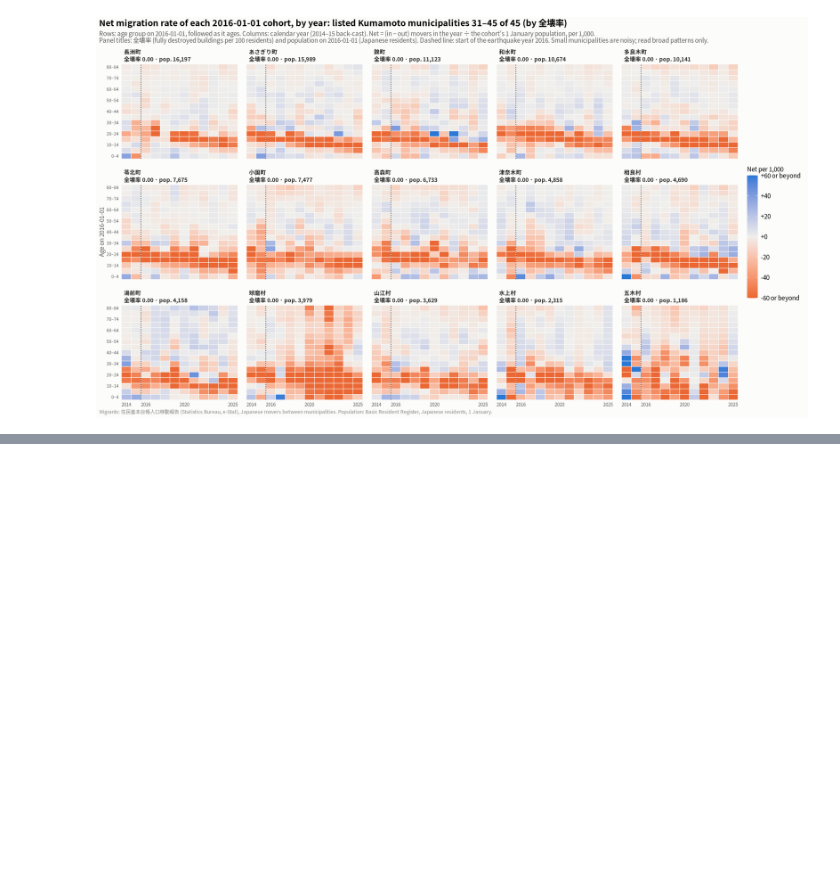
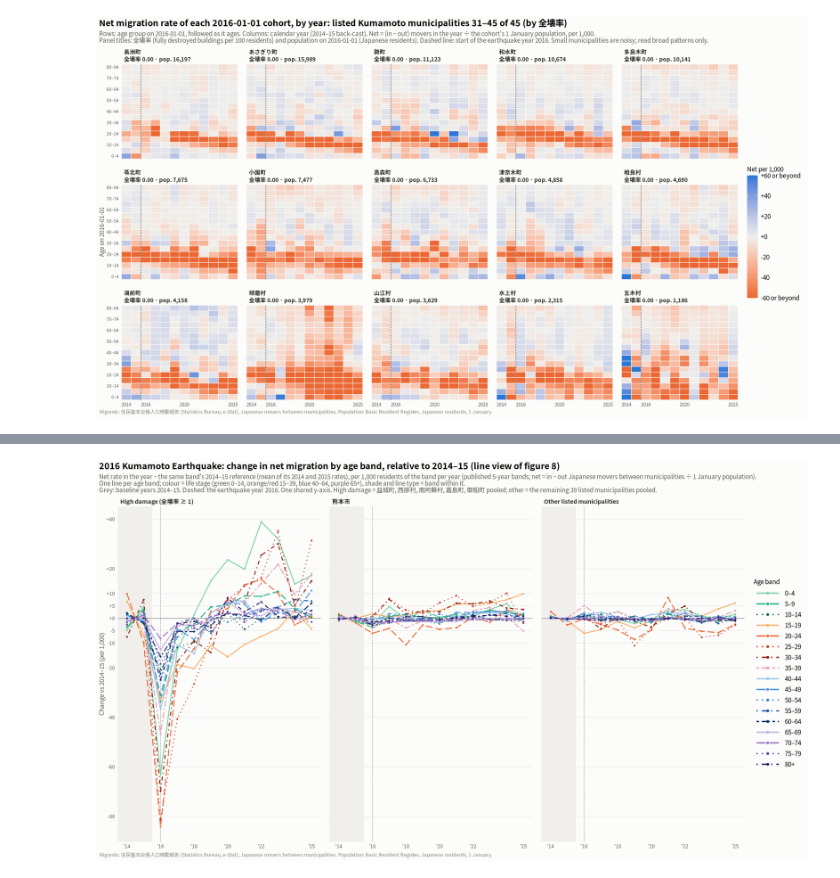
Before and after one commit to toshiakiasakura/jpn_disaster_recovery, a Jupyter notebook: src/3r_migration_kumamoto.ipynb, the cells around one changed output, grey strips where cells are left out. Cells and saved outputs as stored; diff of their text form; code cells hidden in the pictures; blank space fills up the shorter version.

```diff
--- a/src/3r_migration_kumamoto.ipynb
+++ b/src/3r_migration_kumamoto.ipynb
@@ -595,0 +753,35 @@ show_save(plot_net_heat(3), "07_cohort_net_rate_3", width = 18, height = 12)
+# %%
+# Colour = life stage (hue family), shade + line type = band within it
+band_family <- list(
+  `0–14`  = c("#7fd3a7", "#1baf7a", "#0b6b47"),                          # greens
+  `15–39` = c("#f6b26b", "#eb6834", "#c43d1c", "#8a1f0a", "#e8a0b4"),    # oranges / reds
+  `40–64` = c("#9cc6f2", "#4d94e0", "#2a78d6", "#1650a0", "#0d2d66"),    # blues
+  `65+`   = c("#c4b0de", "#9474c0", "#5f3a9a", "#2f1660"))              # purples
+band_cols <- setNames(unlist(band_family, use.names = FALSE), bands5)
+lty_seq <- c("solid", "longdash", "dotted", "dotdash", "twodash")
+band_lty <- setNames(unlist(lapply(band_family, function(f) lty_seq[seq_along(f)]), use.names = FALSE), bands5)
+p10 <- ggplot(chg5, aes(year, change, colour = band, linetype = band, group = band)) +
+  annotate("rect", xmin = -Inf, xmax = base_year - 0.5, ymin = -Inf, ymax = Inf, fill = "#f0efec") +
+  geom_hline(yintercept = 0, colour = ink3, linewidth = 0.4) +
+  geom_vline(xintercept = event_x, colour = ink3, linewidth = 0.4, linetype = "22") +
+  geom_line(linewidth = 0.75) +
+  geom_point(size = 0.8) +
+  facet_wrap(~group, nrow = 1) +
+  scale_colour_manual(values = band_cols, labels = function(b) sub("_", "–", b), name = "Age band") +
+  scale_linetype_manual(values = band_lty, labels = function(b) sub("_", "–", b), name = "Age band") +
+  scale_x_continuous(breaks = c(2014, 2016, 2018, 2020, 2022, 2025), labels = function(v) paste0("'", substr(v, 3, 4))) +
+  scale_y_continuous(breaks = sort(unique(c(seq(-100, 100, 20), -10, -5, 5, 10))), labels = function(v) sprintf("%+g", v)) +
+  labs(title = "2016 Kumamoto Earthquake: change in net migration by age band, relative to 2014–15 (line view of figure 8)",
+       subtitle = paste0("Net rate in the year − the same band's 2014–15 reference (mean of its 2014 and 2015 rates), per 1,000 residents of the band per year (published 5-year bands; ",
+                         "net = in − out Japanese movers between municipalities ÷ 1 January population).\n",
+                         "One line per age band; colour = life stage (green 0–14, orange/red 15–39, blue 40–64, purple 65+), shade and line type = band within it.\nGrey: baseline years 2014–15. Dashed: the earthquake year 2016. ",
+                         "One shared y-axis. High damage = 益城町, 西原村, 南阿蘇村, 嘉島町, 御船町 pooled; other = the remaining 39 listed municipalities pooled."),
+       x = NULL, y = "Change vs 2014–15 (per 1,000)", caption = src_note) +
+  base_theme() +
+  theme(legend.position = "right", legend.justification = "center") +
+  guides(colour = guide_legend(ncol = 1, override.aes = list(linewidth = 1, size = 1.5)),
+         linetype = guide_legend(ncol = 1)) +
+  theme(legend.key.width = unit(1.6, "cm"))
+show_save(p10, "10_band_change_lines", width = 18, height = 7)
+# %% [output]
+[figure, added]
```
Also changed, not shown: parts of 8 cells of this notebook.
